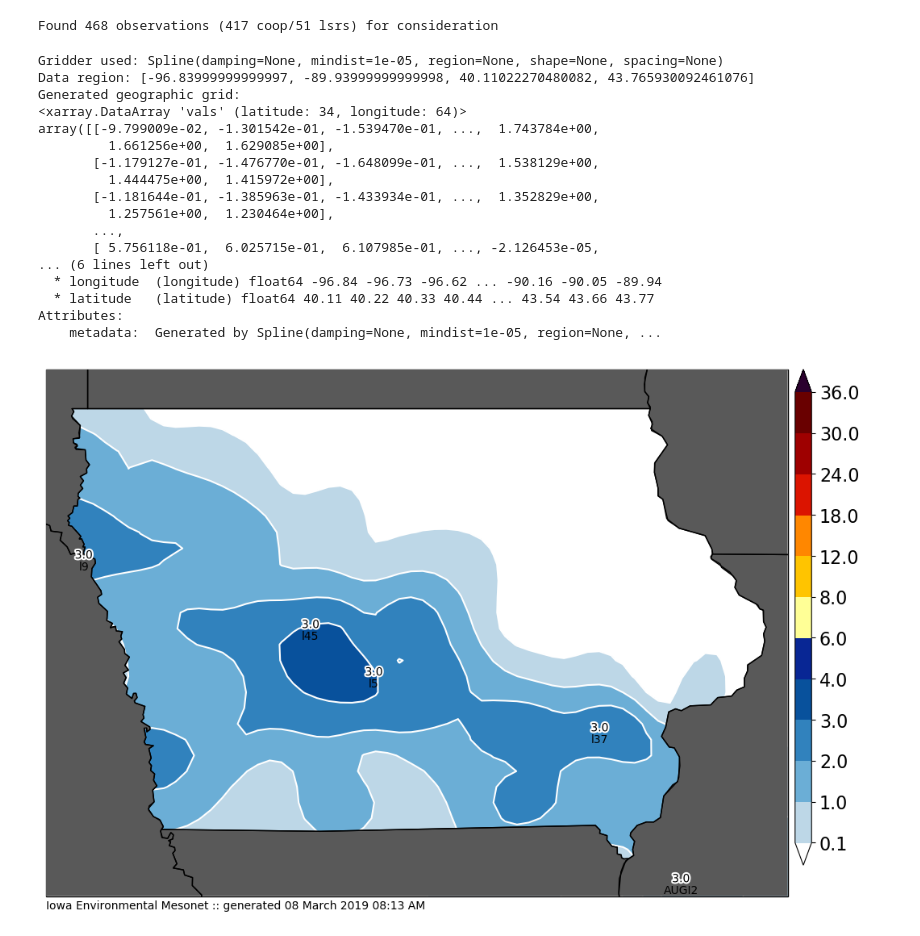
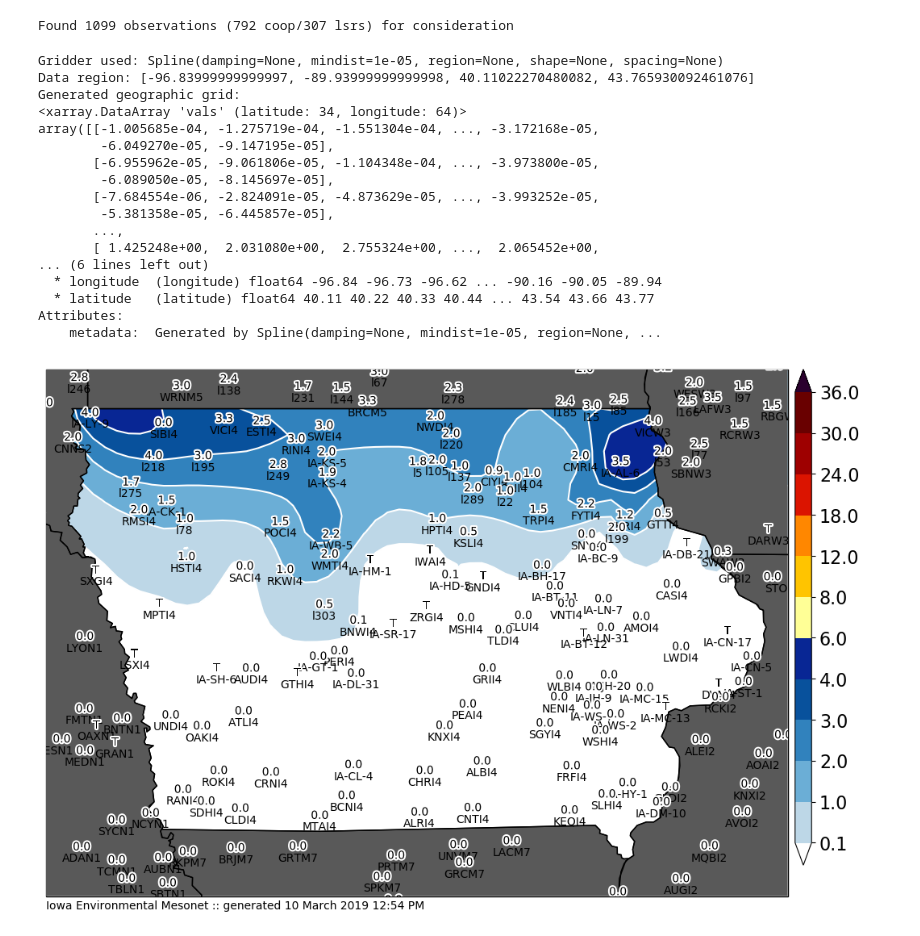
Before and after one commit to akrherz/DEV, a Jupyter notebook: coop/feature_snowfall_analysis.ipynb, the cells around one changed output. Drawn from its saved outputs; the diff is of its cells as text; code cells hidden in the pictures.

```diff
--- a/coop/feature_snowfall_analysis.ipynb
+++ b/coop/feature_snowfall_analysis.ipynb
@@ -81,8 +81,8 @@ def get_coop(dates):
     IEM.close()
     return data
 
-crows = get_coop( ['2019-03-08', '2019-03-09'] )
-sts = utc(2019, 3, 7, 18)
+crows = get_coop( ['2019-03-09', '2019-03-10'] )
+sts = utc(2019, 3, 9, 18)
 ets = utc(2019, 3, 28, 12, 0)
 lrows = get_lsrs(sts, ets)
 
@@ -126,23 +126,21 @@ dfall = df
 #    dfall = pd.concat([df, pd.DataFrame(newrows)], ignore_index=True)
 dfall.set_index('label', inplace=True)
 # %% [output]
-Found 468 observations (417 coop/51 lsrs) for consideration
+Found 1099 observations (792 coop/307 lsrs) for consideration
 # %%
-cull = ['RANI4', 'UNDI4']
+cull = ['ALXI4', 'DMX', 'IA-DV-1', 'DUBI4']
 if cull:
     dfall.at[cull, 'useme'] = False
 
 hardcode = [
-    ('RKWI4', 1.),
-    ('IA-HM-1', 0.3),
-    ('CINI4', 2.5),
-    ('l34', 2.5),
-    ('l30', 2.5),
-    ('l23', 2.5),
-    ('IA-DV-14', 2.5),
-    ('IA-WP-6', 2.0),
-
-
+    ('l303', 0.5),
+    ('LSXI4', 0.0001),
+    ('MPTI4', 0.0001),
+    ('IA-CW-2', 1.1),
+    ('IA-AL-6', 3.5),
+    ('SWEI4', 3.0),
+    ('l104', 1.0),
+    ('CMRI4', 2.0),
 ]
 
 
@@ -186,42 +184,42 @@ print("Gridder used:", grd)
 # Get the grid region in geographic coordinates
 region = [min(ll[0], ul[0]), max(lr[0], ur[0]), min(ll[1], ul[1]), max(ul[1], ur[1])]
 print("Data region:", region)
 
 grid = grd.grid(
     region=region,
     spacing=spacing / 3.,
     projection=projection,
     dims=["latitude", "longitude"],
     data_names=["vals"],
 )
 print("Generated geographic grid:")
 print(grid.vals)
 m.contourf(grid.longitude, grid.latitude, grid.vals, clevs, cmap=cmap)
-df_useme_plot = df_useme[(df_useme['val']>=3) & (df_useme['val']<10)]
+df_useme_plot = df_useme[(df_useme['val']>=0) & (df_useme['val']<10)]
 m.plot_values(
     df_useme_plot['lon'], df_useme_plot['lat'], df_useme_plot['datalabel'],
     '%s', labels=df_useme_plot.index.values,
     textsize=10, labeltextsize=10, labelbuffer=0)
 m.postprocess(filename='test.png')
 # %% [output]
 Gridder used: Spline(damping=None, mindist=1e-05, region=None, shape=None, spacing=None)
 Data region: [-96.83999999999997, -89.93999999999998, 40.11022270480082, 43.765930092461076]
 Generated geographic grid:
 <xarray.DataArray 'vals' (latitude: 34, longitude: 64)>
-array([[-9.799009e-02, -1.301542e-01, -1.539470e-01, ...,  1.743784e+00,
-         1.661256e+00,  1.629085e+00],
-       [-1.179127e-01, -1.476770e-01, -1.648099e-01, ...,  1.538129e+00,
-         1.444475e+00,  1.415972e+00],
-       [-1.181644e-01, -1.385963e-01, -1.433934e-01, ...,  1.352829e+00,
-         1.257561e+00,  1.230464e+00],
+array([[-1.005685e-04, -1.275719e-04, -1.551304e-04, ..., -3.172168e-05,
+        -6.049270e-05, -9.147195e-05],
+       [-6.955962e-05, -9.061806e-05, -1.104348e-04, ..., -3.973800e-05,
+        -6.089050e-05, -8.145697e-05],
+       [-7.684554e-06, -2.824091e-05, -4.873629e-05, ..., -3.993252e-05,
+        -5.381358e-05, -6.445857e-05],
        ...,
-       [ 5.756118e-01,  6.025715e-01,  6.107985e-01, ..., -2.126453e-05,
+       [ 1.425248e+00,  2.031080e+00,  2.755324e+00, ...,  2.065452e+00,
 ... (6 lines left out)
   * longitude  (longitude) float64 -96.84 -96.73 -96.62 ... -90.16 -90.05 -89.94
   * latitude   (latitude) float64 40.11 40.22 40.33 40.44 ... 43.54 43.66 43.77
 Attributes:
     metadata:  Generated by Spline(damping=None, mindist=1e-05, region=None, ...
-[figure, old version]
+[figure, new version]
 # %%
 # now we are ready to plot!
 
```
Also changed, not shown: parts of 2 cells of this notebook.
